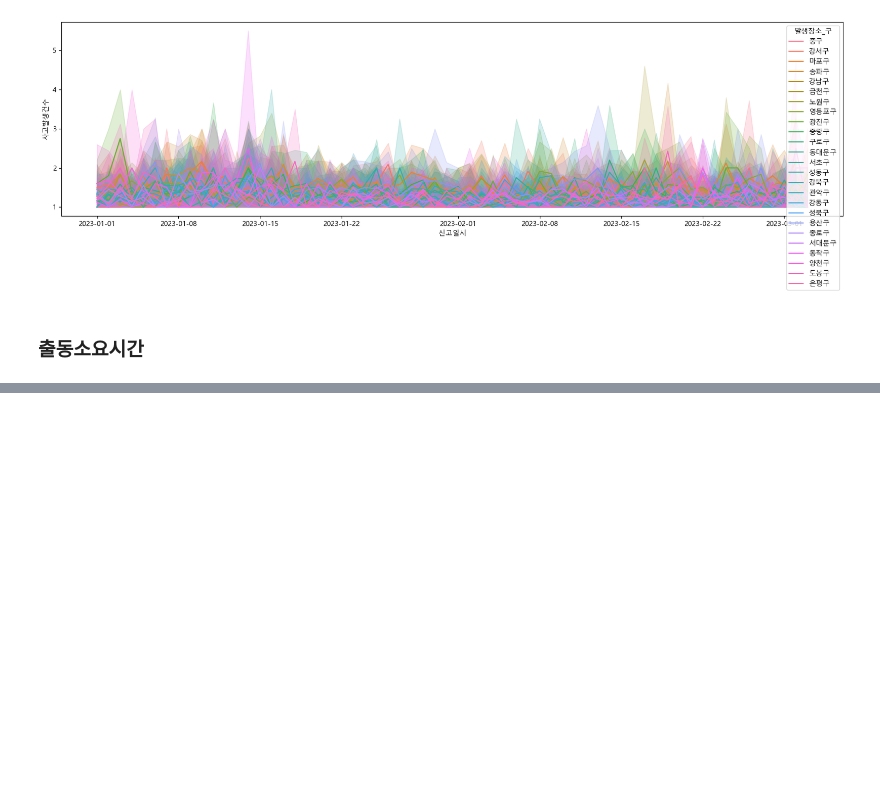
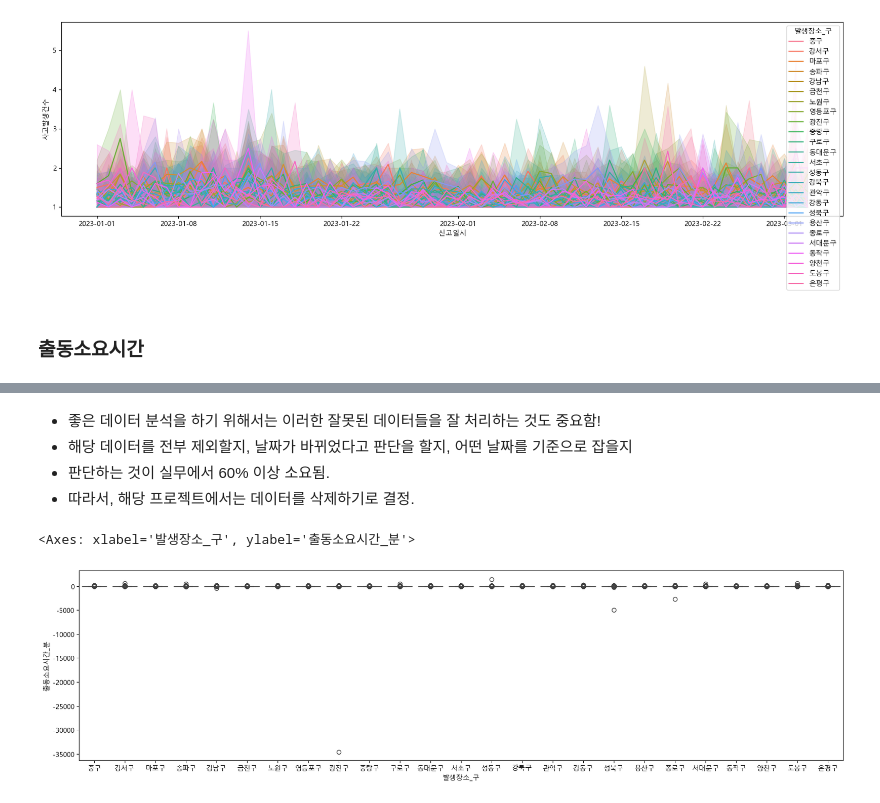
Before and after one commit to JuyeongKime2/FireRescueDataAnalysis_pj, a Jupyter notebook: pandas.ipynb, the cells around one changed output, grey strips where cells are left out. Cells and saved outputs as stored; diff of their text form; code cells hidden in the pictures; blank space fills up the shorter version.

```diff
--- a/pandas.ipynb
+++ b/pandas.ipynb
@@ -952,0 +961,4 @@ df_seoul
+# %%
+# 출동소요시간을 초 단위로 변환하여 '출동소요시간_초'라는 새로운 열에 저장
+df_seoul['출동소요시간_초'] = df_seoul['출동소요시간'].dt.total_seconds().astype(int)
+df_seoul
@@ -952,0 +984,4 @@ df_seoul
+# %%
+# 출동소요시간을 분 단위로 변환하여 '출동소요시간_분'이라는 새로운 열에 저장
+df_seoul['출동소요시간_분'] = df_seoul['출동소요시간'].dt.total_seconds() / 60
+df_seoul
@@ -952,0 +1007,4 @@ df_seoul
+# %%
+#df_seoul['출동소요시간_분'].unique().tolist()
+df_seoul['출동소요시간_분'] = df_seoul['출동소요시간_분'].astype(int)
+df_seoul
@@ -952,0 +1075,13 @@ df_seoul
+# %% [markdown]
+* 좋은 데이터 분석을 하기 위해서는 이러한 잘못된 데이터들을 잘 처리하는 것도 중요함!
+* 해당 데이터를 전부 제외할지, 날짜가 바뀌었다고 판단을 할지, 어떤 날짜를 기준으로 잡을지
+* 판단하는 것이 실무에서 60% 이상 소요됨.
+* 따라서, 해당 프로젝트에서는 데이터를 삭제하기로 결정.
+# %%
+#이상한 데이터들을 그래프로 시각화 : boxplot (데이터 분포, 이상치 시각화 - 4분위수,중앙값,최소값,최대값)
+plt.rcParams['axes.unicode_minus'] =False #Y축의 마이너스값 표시
+plt.figure(figsize=(20,5))
+sns.boxplot(data=df_seoul, x='발생장소_구', y= '출동소요시간_분', hue='발생장소_구')
+# %% [output]
+<Axes: xlabel='발생장소_구', ylabel='출동소요시간_분'>
+[figure, added]
```
Also changed, not shown: parts of 15 cells of this notebook.
